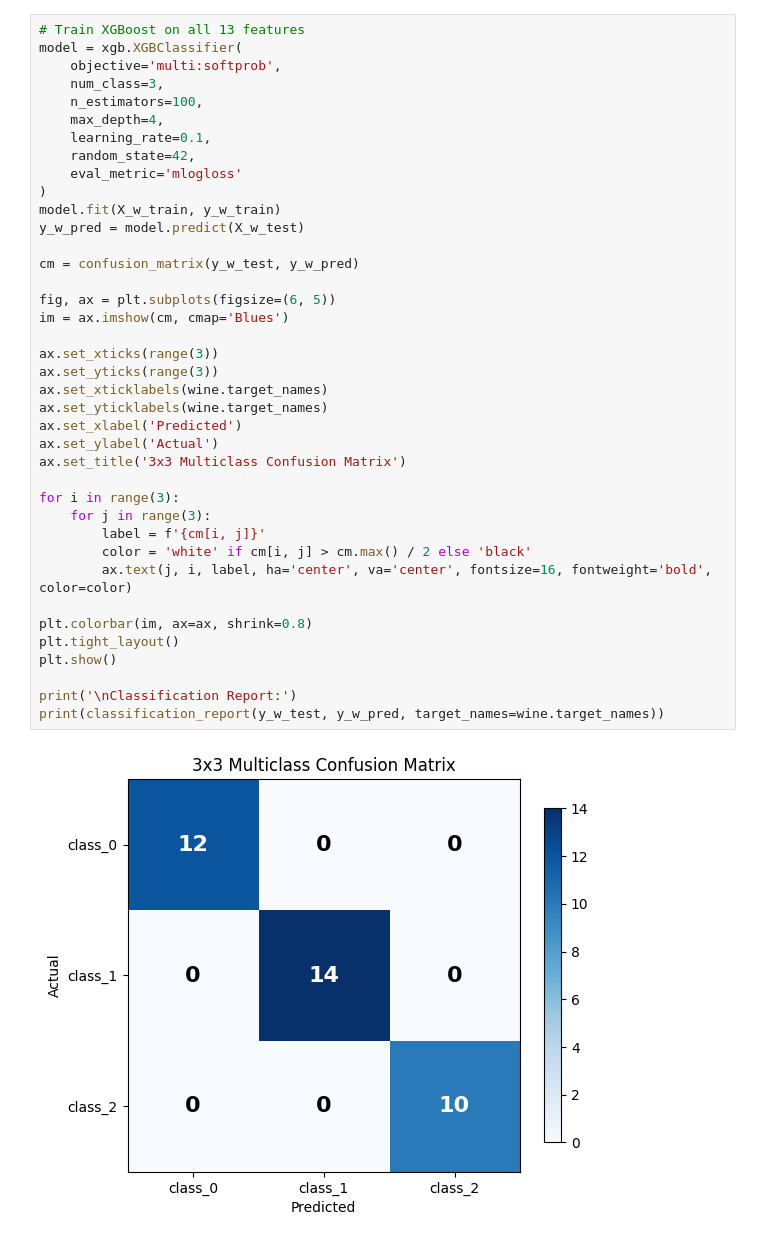
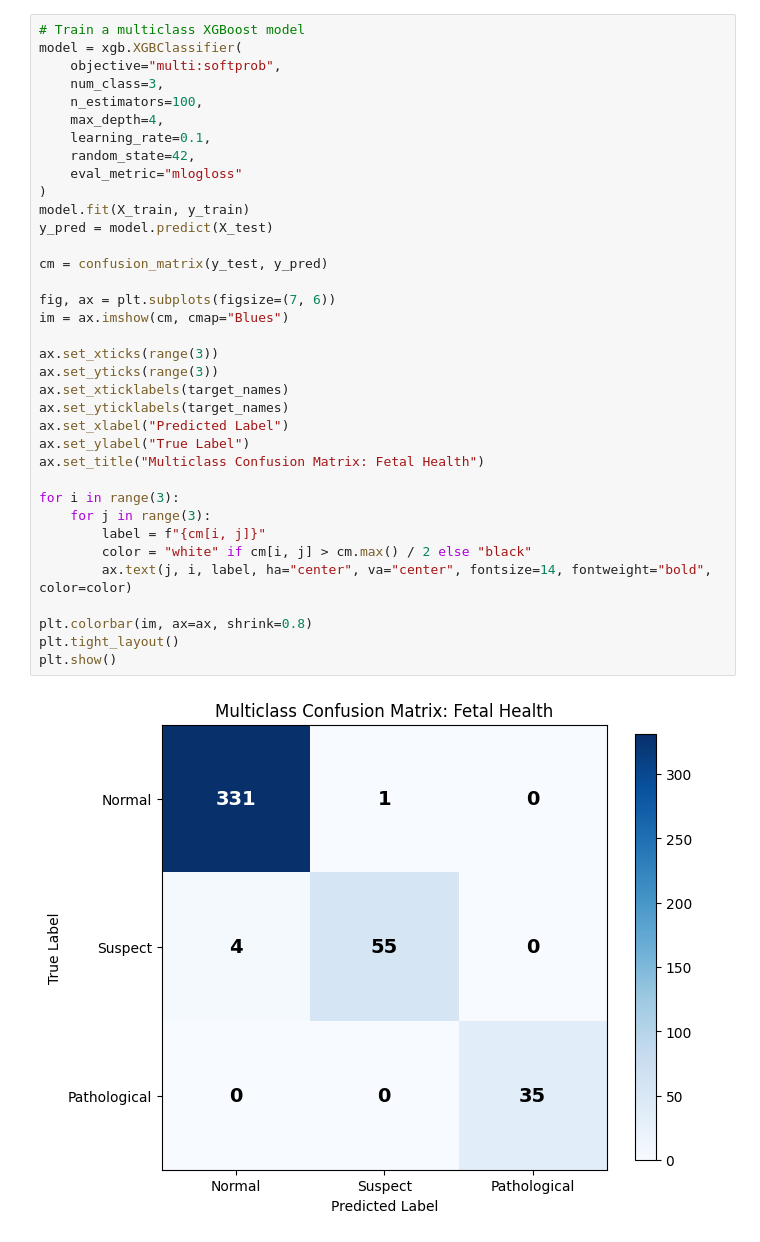
Before and after one commit to bsheese/cs377, a Jupyter notebook: 18_classification/18_1_Classification_Basics/18_1_5_Multiclass_Classification.ipynb, the cells around one changed output. Saved outputs shown, nothing was run; the diff lists cells and outputs as text.

Commit message:
Overhaul Multiclass Classification notebook with Fetal Health dataset and focus on evaluation metrics

```diff
--- a/18_classification/18_1_Classification_Basics/18_1_5_Multiclass_Classification.ipynb
+++ b/18_classification/18_1_Classification_Basics/18_1_5_Multiclass_Classification.ipynb
@@ -122,41 +74,38 @@ When we have 3 classes, our confusion matrix becomes a 3×3 grid. Let's train an
 # %%
-# Train XGBoost on all 13 features
+# Train a multiclass XGBoost model
 model = xgb.XGBClassifier(
-    objective='multi:softprob',
+    objective="multi:softprob",
     num_class=3,
     n_estimators=100,
     max_depth=4,
     learning_rate=0.1,
     random_state=42,
-    eval_metric='mlogloss'
+    eval_metric="mlogloss"
 )
-model.fit(X_w_train, y_w_train)
-y_w_pred = model.predict(X_w_test)
+model.fit(X_train, y_train)
+y_pred = model.predict(X_test)
 
-cm = confusion_matrix(y_w_test, y_w_pred)
+cm = confusion_matrix(y_test, y_pred)
 
-fig, ax = plt.subplots(figsize=(6, 5))
-im = ax.imshow(cm, cmap='Blues')
+fig, ax = plt.subplots(figsize=(7, 6))
+im = ax.imshow(cm, cmap="Blues")
 
 ax.set_xticks(range(3))
 ax.set_yticks(range(3))
-ax.set_xticklabels(wine.target_names)
-ax.set_yticklabels(wine.target_names)
-ax.set_xlabel('Predicted')
-ax.set_ylabel('Actual')
-ax.set_title('3x3 Multiclass Confusion Matrix')
+ax.set_xticklabels(target_names)
+ax.set_yticklabels(target_names)
+ax.set_xlabel("Predicted Label")
+ax.set_ylabel("True Label")
+ax.set_title("Multiclass Confusion Matrix: Fetal Health")
 
 for i in range(3):
     for j in range(3):
-        label = f'{cm[i, j]}'
-        color = 'white' if cm[i, j] > cm.max() / 2 else 'black'
-        ax.text(j, i, label, ha='center', va='center', fontsize=16, fontweight='bold', color=color)
+        label = f"{cm[i, j]}"
+        color = "white" if cm[i, j] > cm.max() / 2 else "black"
+        ax.text(j, i, label, ha="center", va="center", fontsize=14, fontweight="bold", color=color)
 
 plt.colorbar(im, ax=ax, shrink=0.8)
 plt.tight_layout()
 plt.show()
-
-print('\nClassification Report:')
-print(classification_report(y_w_test, y_w_pred, target_names=wine.target_names))
 # %% [output]
-[figure, old version]
+[figure, new version]
```
Also changed, not shown: parts of 18 cells of this notebook.
